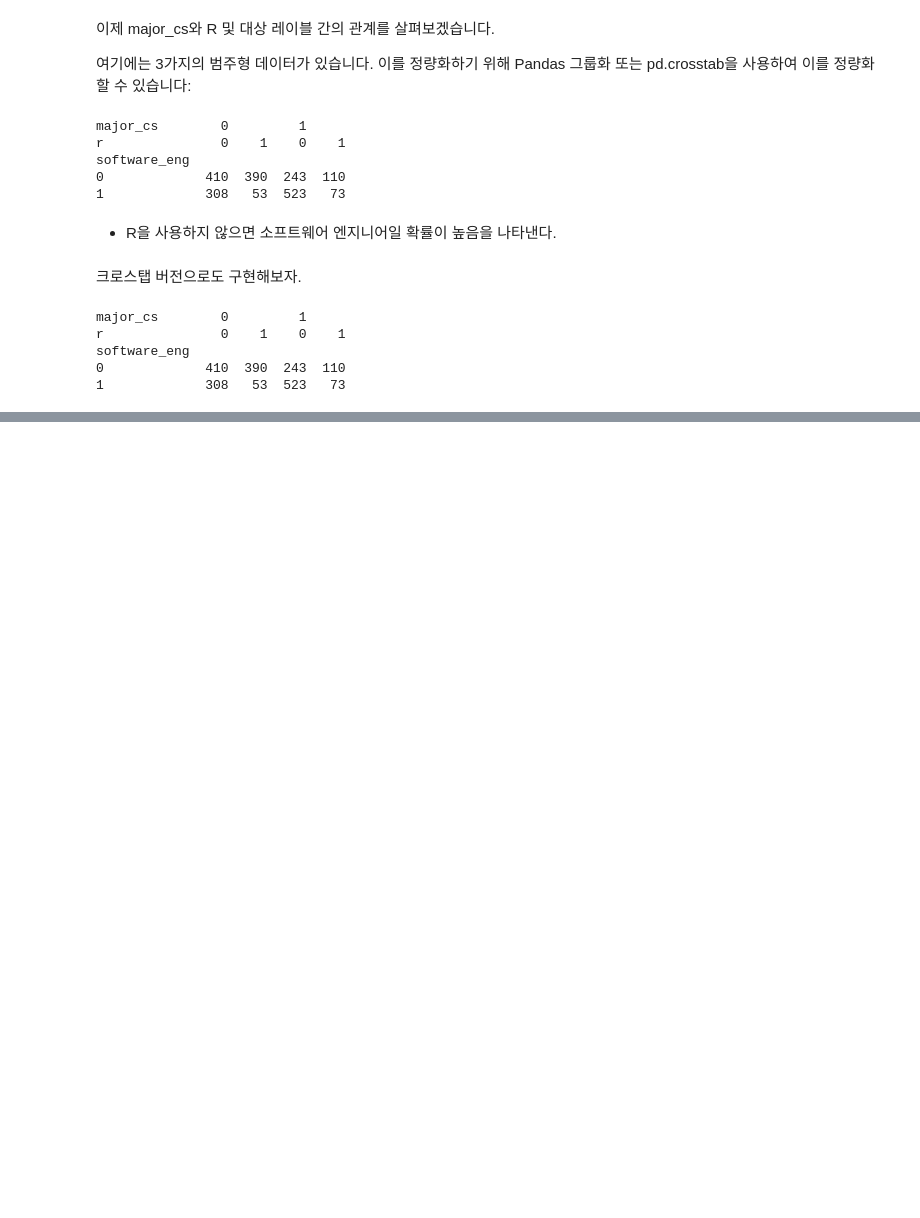
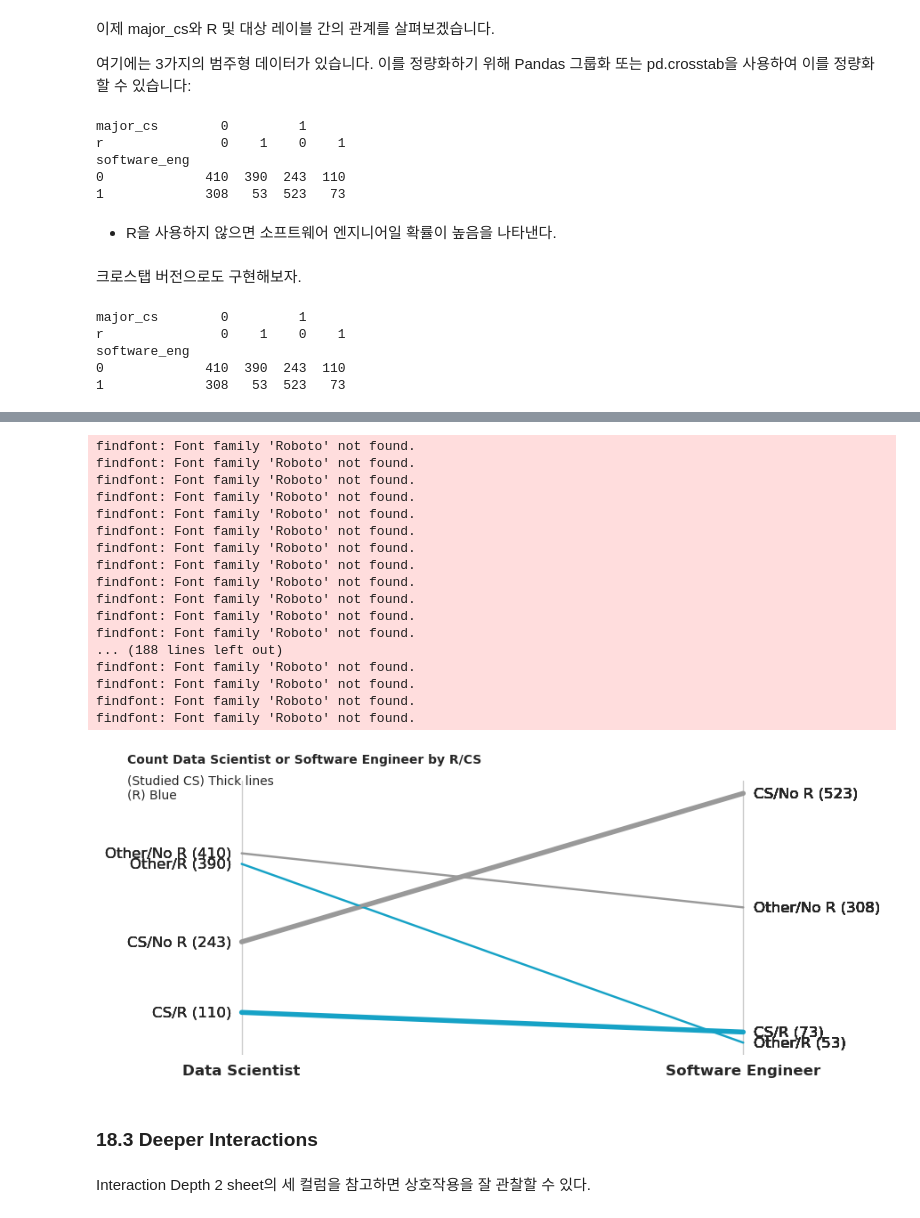
Before and after one commit to sguys99/self-study, a Jupyter notebook: xgboost/effective_xgboost/ch18.ipynb, the cells around one changed output, grey strips where cells are left out. Drawn from its saved outputs; the diff is of its cells as text; code cells hidden in the pictures; blank space fills up the shorter version.

```diff
--- a/xgboost/effective_xgboost/ch18.ipynb
+++ b/xgboost/effective_xgboost/ch18.ipynb
@@ -283,0 +322,60 @@ software_eng
+# %%
+fig, ax = plt.subplots(figsize=(8, 4))
+grey = '#999999'
+blue = '#16a2c6'
+font = 'Roboto'
+
+data = (X_train
+        .assign(software_eng=y_train)
+        .groupby(['software_eng', 'r', 'major_cs'])
+        .age
+        .count()
+        .unstack()
+        .unstack())
+
+(data
+ .pipe(lambda adf: adf.iloc[:,-2:].plot(color=[grey,blue], linewidth=4, ax=ax,
+                                        legend=None) and adf)
+ .plot(color=[grey, blue, grey, blue], ax=ax, legend=None)
+ )
+
+ax.set_xticks([0, 1], ['Data Scientist', 'Software Engineer'], font=font, size=12,weight=600)
+ax.set_yticks([])
+ax.set_xlabel('')
+ax.text(x=0, y=.93, s="Count Data Scientist or Software Engineer by R/CS",
+        transform=fig.transFigure, ha='left', font=font, fontsize=10, weight=1000)
+ax.text(x=0, y=.83, s="(Studied CS) Thick lines\n(R) Blue", transform=fig.transFigure,
+        ha='left', font=font, fontsize=10, weight=300)
+
+for side in 'left,top,right,bottom'.split(','):
+    ax.spines[side].set_visible(False)
+    # labels
+    for left,txt in zip(data.iloc[0], ['Other/No R', 'Other/R', 'CS/No R', 'CS/R']):
+        ax.text(x=-.02, y=left, s=f'{txt} ({left})', ha='right', va='center',
+                font=font, weight=300)
+        for right,txt in zip(data.iloc[1], ['Other/No R', 'Other/R', 'CS/No R', 'CS/R']):
+            ax.text(x=1.02, y=right, s=f'{txt} ({right})', ha='left', va='center',
+                    font=font, weight=300)
+# %% [output]
+findfont: Font family 'Roboto' not found.
+findfont: Font family 'Roboto' not found.
+findfont: Font family 'Roboto' not found.
+findfont: Font family 'Roboto' not found.
+findfont: Font family 'Roboto' not found.
+findfont: Font family 'Roboto' not found.
+findfont: Font family 'Roboto' not found.
+findfont: Font family 'Roboto' not found.
+findfont: Font family 'Roboto' not found.
+findfont: Font family 'Roboto' not found.
+findfont: Font family 'Roboto' not found.
+findfont: Font family 'Roboto' not found.
+... (188 lines left out)
+findfont: Font family 'Roboto' not found.
+findfont: Font family 'Roboto' not found.
+findfont: Font family 'Roboto' not found.
+findfont: Font family 'Roboto' not found.
+[figure, added]
+# %% [markdown]
+### 18.3 Deeper Interactions
+# %% [markdown]
+Interaction Depth 2 sheet의 세 컬럼을 참고하면 상호작용을 잘 관찰할 수 있다.
```
Also changed, not shown: parts of 13 cells of this notebook, 2 other files.
